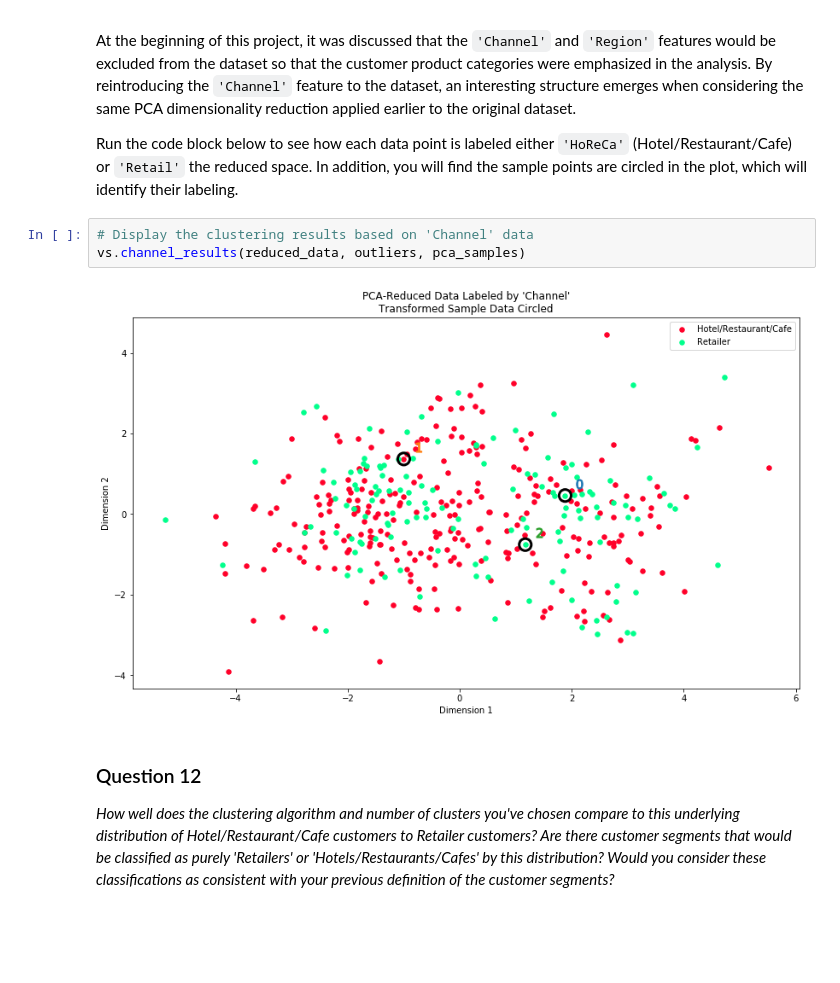
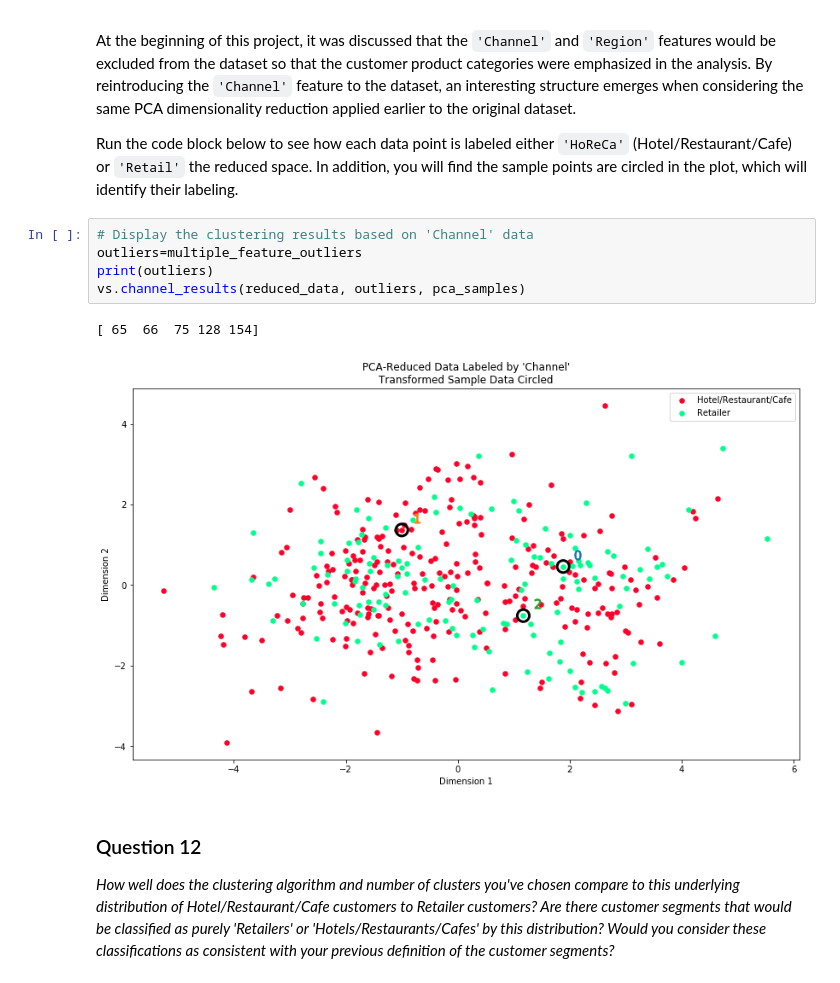
Before and after one commit to ashu2012/udacity-mlnd, a Jupyter notebook: projects/customer_segments/customer_segments.ipynb, the cells around one changed output. Saved outputs shown, nothing was run; the diff lists cells and outputs as text; blank space fills up the shorter version.

```diff
--- a/projects/customer_segments/customer_segments.ipynb
+++ b/projects/customer_segments/customer_segments.ipynb
@@ -720,9 +774,12 @@ At the beginning of this project, it was discussed that the `'Channel'` and `'Re
 Run the code block below to see how each data point is labeled either `'HoReCa'` (Hotel/Restaurant/Cafe) or `'Retail'` the reduced space. In addition, you will find the sample points are circled in the plot, which will identify their labeling.
 # %%
 # Display the clustering results based on 'Channel' data
+outliers=multiple_feature_outliers
+print(outliers)
 vs.channel_results(reduced_data, outliers, pca_samples)
 # %% [output]
+[ 65  66  75 128 154]
-[figure, old version]
+[figure, new version]
 # %% [markdown]
 ### Question 12
 *How well does the clustering algorithm and number of clusters you've chosen compare to this underlying distribution of Hotel/Restaurant/Cafe customers to Retailer customers? Are there customer segments that would be classified as purely 'Retailers' or 'Hotels/Restaurants/Cafes' by this distribution? Would you consider these classifications as consistent with your previous definition of the customer segments?*
```
Also changed, not shown: parts of 9 cells of this notebook, 1 other file.
